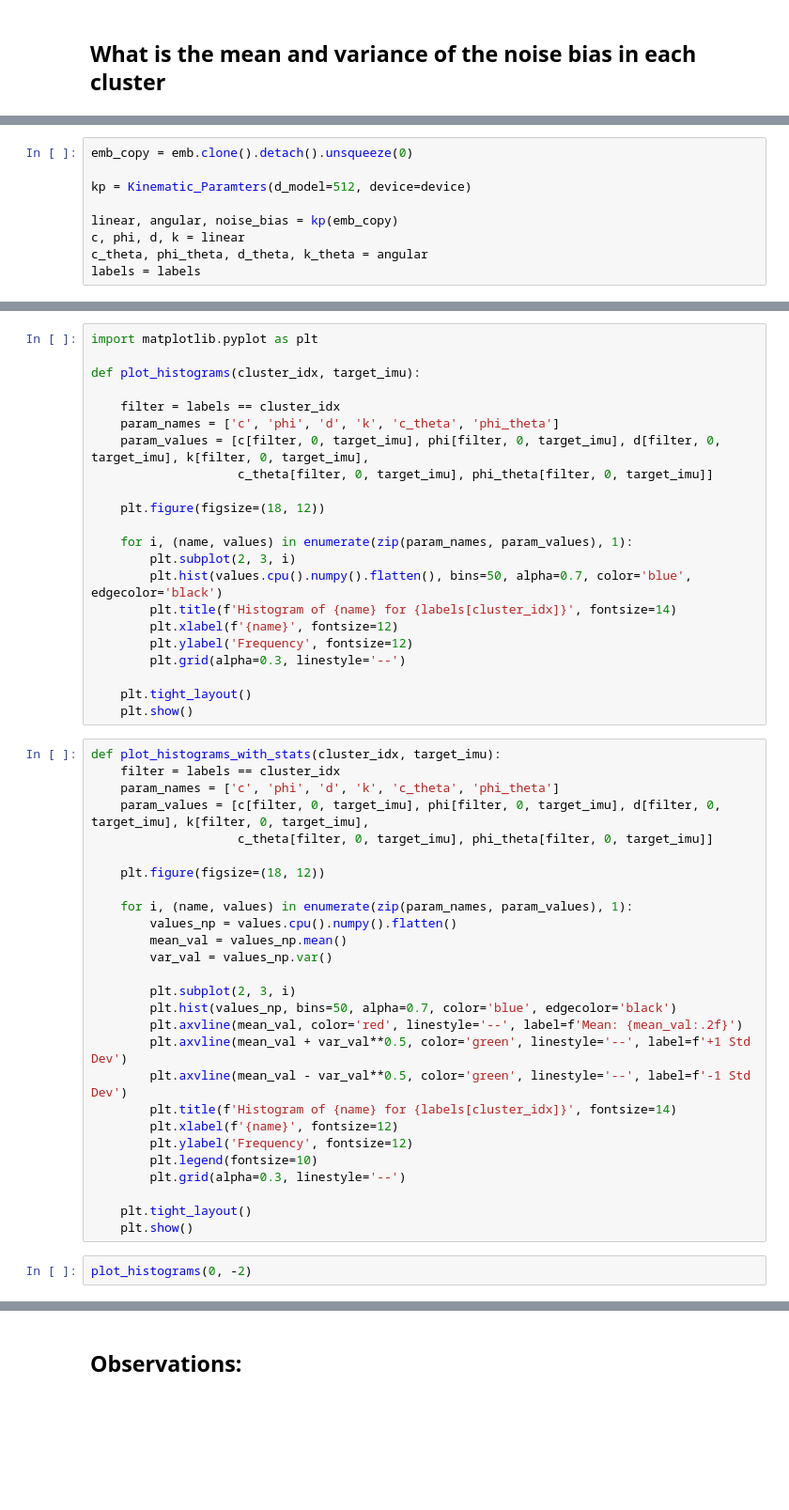
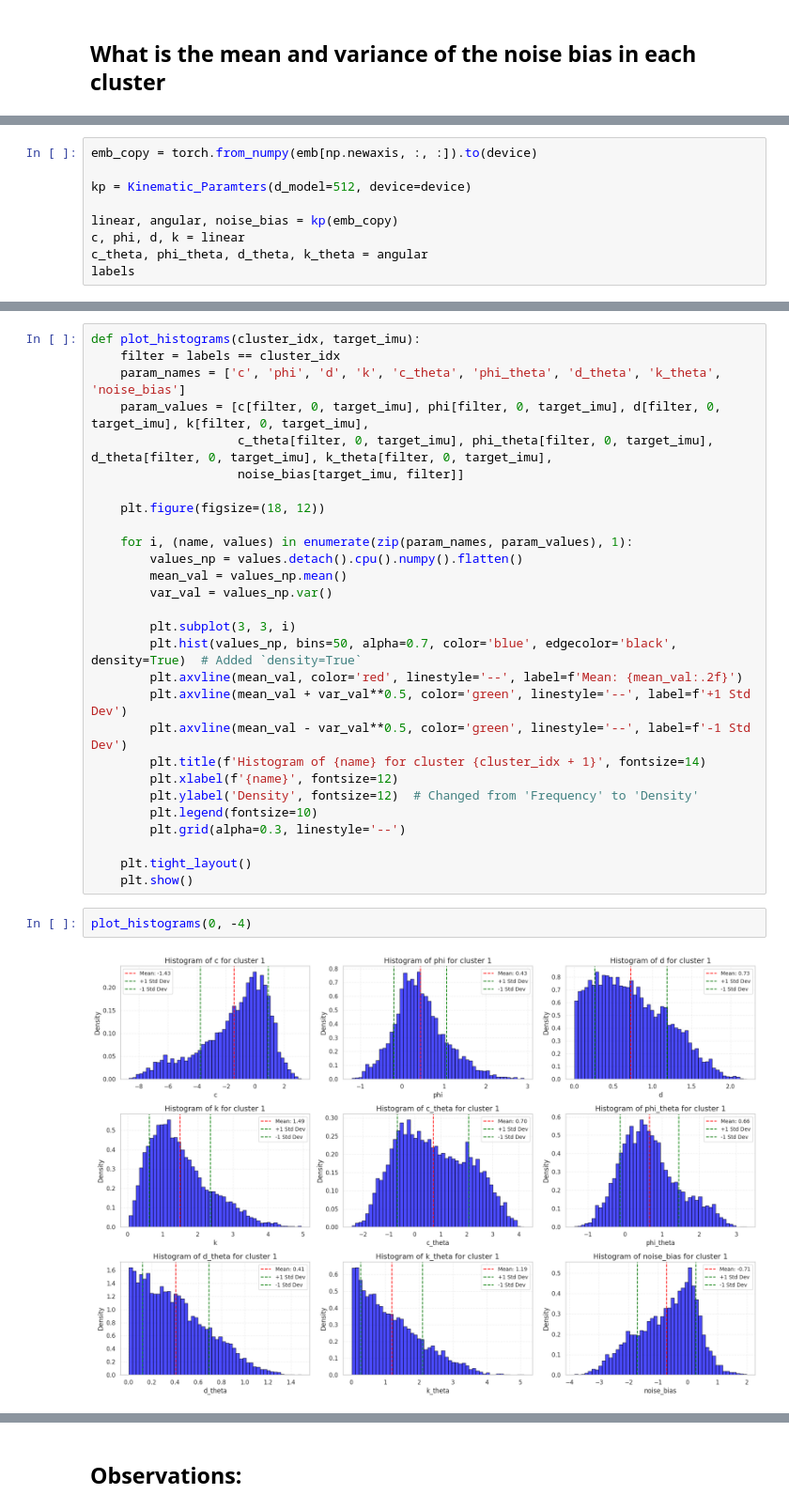
Before and after one commit to jayson1200/realistic-imu, a Jupyter notebook: src/model-analysis.ipynb, the cells around one changed output, grey strips where cells are left out. Shown at 94% size. Cells and saved outputs as stored; diff of their text form; blank space fills up the shorter version.

```diff
--- a/src/model-analysis.ipynb
+++ b/src/model-analysis.ipynb
@@ -662,11 +661,11 @@ class Kinematic_Paramters(nn.Module):
 
         return (c, phi, d, k), (c_theta, phi_theta, d_theta, k_theta), noise_bias
 # %%
-emb_copy = emb.clone().detach().unsqueeze(0)
+emb_copy = torch.from_numpy(emb[np.newaxis, :, :]).to(device)
 
 kp = Kinematic_Paramters(d_model=512, device=device)
 
 linear, angular, noise_bias = kp(emb_copy)
 c, phi, d, k = linear
 c_theta, phi_theta, d_theta, k_theta = angular
-labels = labels
+labels
@@ -673,52 +674,33 @@ labels = labels
-# %%
-import matplotlib.pyplot as plt
-
-def plot_histograms(cluster_idx, target_imu):
-
-    filter = labels == cluster_idx
-    param_names = ['c', 'phi', 'd', 'k', 'c_theta', 'phi_theta']
-    param_values = [c[filter, 0, target_imu], phi[filter, 0, target_imu], d[filter, 0, target_imu], k[filter, 0, target_imu],
-                    c_theta[filter, 0, target_imu], phi_theta[filter, 0, target_imu]]
-
-    plt.figure(figsize=(18, 12))
-
-    for i, (name, values) in enumerate(zip(param_names, param_values), 1):
-        plt.subplot(2, 3, i)
-        plt.hist(values.cpu().numpy().flatten(), bins=50, alpha=0.7, color='blue', edgecolor='black')
-        plt.title(f'Histogram of {name} for {labels[cluster_idx]}', fontsize=14)
-        plt.xlabel(f'{name}', fontsize=12)
-        plt.ylabel('Frequency', fontsize=12)
-        plt.grid(alpha=0.3, linestyle='--')
-
-    plt.tight_layout()
-    plt.show()
 # %%
-def plot_histograms_with_stats(cluster_idx, target_imu):
+def plot_histograms(cluster_idx, target_imu):
     filter = labels == cluster_idx
-    param_names = ['c', 'phi', 'd', 'k', 'c_theta', 'phi_theta']
+    param_names = ['c', 'phi', 'd', 'k', 'c_theta', 'phi_theta', 'd_theta', 'k_theta', 'noise_bias']
     param_values = [c[filter, 0, target_imu], phi[filter, 0, target_imu], d[filter, 0, target_imu], k[filter, 0, target_imu],
-                    c_theta[filter, 0, target_imu], phi_theta[filter, 0, target_imu]]
+                    c_theta[filter, 0, target_imu], phi_theta[filter, 0, target_imu], d_theta[filter, 0, target_imu], k_theta[filter, 0, target_imu],
+                    noise_bias[target_imu, filter]]
 
     plt.figure(figsize=(18, 12))
 
     for i, (name, values) in enumerate(zip(param_names, param_values), 1):
-        values_np = values.cpu().numpy().flatten()
+        values_np = values.detach().cpu().numpy().flatten()
         mean_val = values_np.mean()
         var_val = values_np.var()
 
-        plt.subplot(2, 3, i)
-        plt.hist(values_np, bins=50, alpha=0.7, color='blue', edgecolor='black')
+        plt.subplot(3, 3, i)
+        plt.hist(values_np, bins=50, alpha=0.7, color='blue', edgecolor='black', density=True)  # Added `density=True`
         plt.axvline(mean_val, color='red', linestyle='--', label=f'Mean: {mean_val:.2f}')
         plt.axvline(mean_val + var_val**0.5, color='green', linestyle='--', label=f'+1 Std Dev')
         plt.axvline(mean_val - var_val**0.5, color='green', linestyle='--', label=f'-1 Std Dev')
-        plt.title(f'Histogram of {name} for {labels[cluster_idx]}', fontsize=14)
+        plt.title(f'Histogram of {name} for cluster {cluster_idx + 1}', fontsize=14)
         plt.xlabel(f'{name}', fontsize=12)
-        plt.ylabel('Frequency', fontsize=12)
+        plt.ylabel('Density', fontsize=12)  # Changed from 'Frequency' to 'Density'
         plt.legend(fontsize=10)
         plt.grid(alpha=0.3, linestyle='--')
 
     plt.tight_layout()
     plt.show()
 # %%
-plot_histograms(0, -2)
+plot_histograms(0, -4)
+# %% [output]
+[figure, added]
 # %%
```
Also changed, not shown: parts of 12 cells of this notebook, 1 other file.
